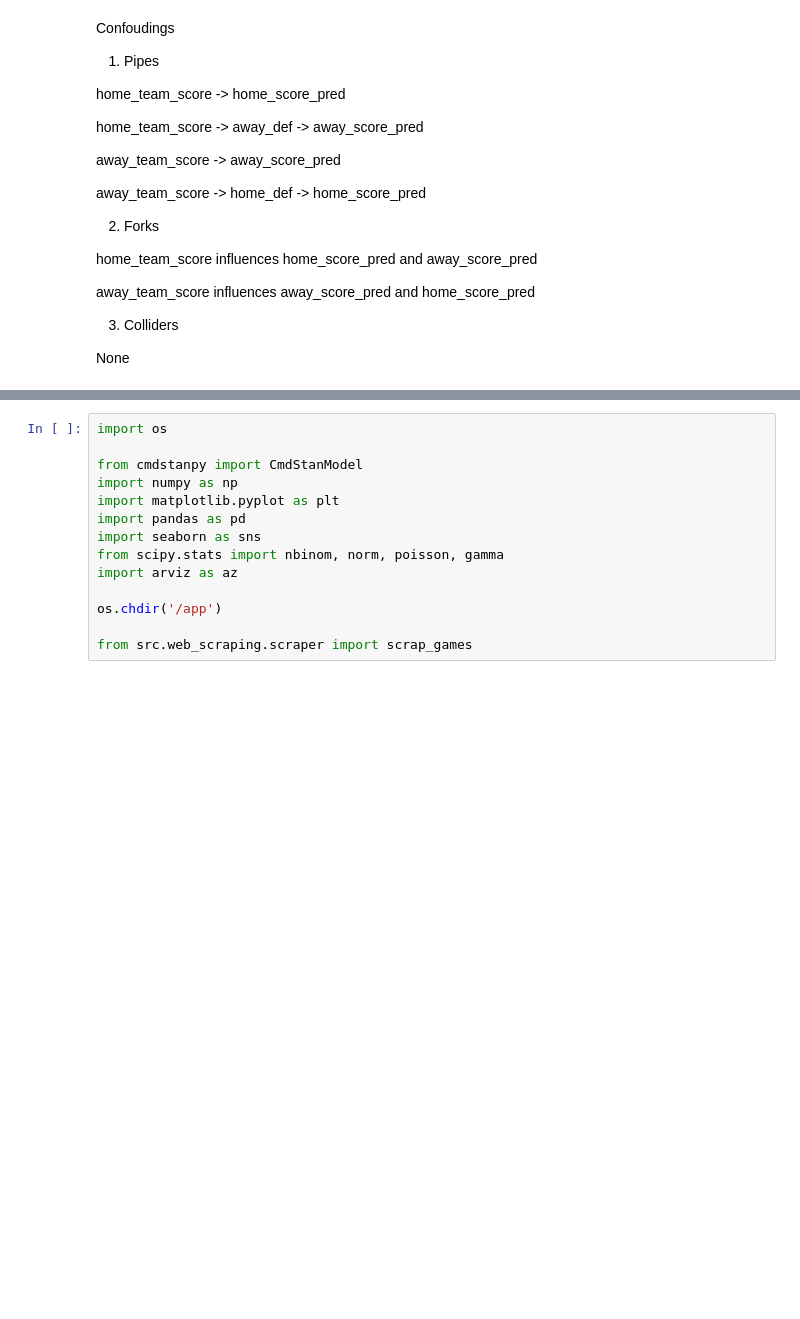
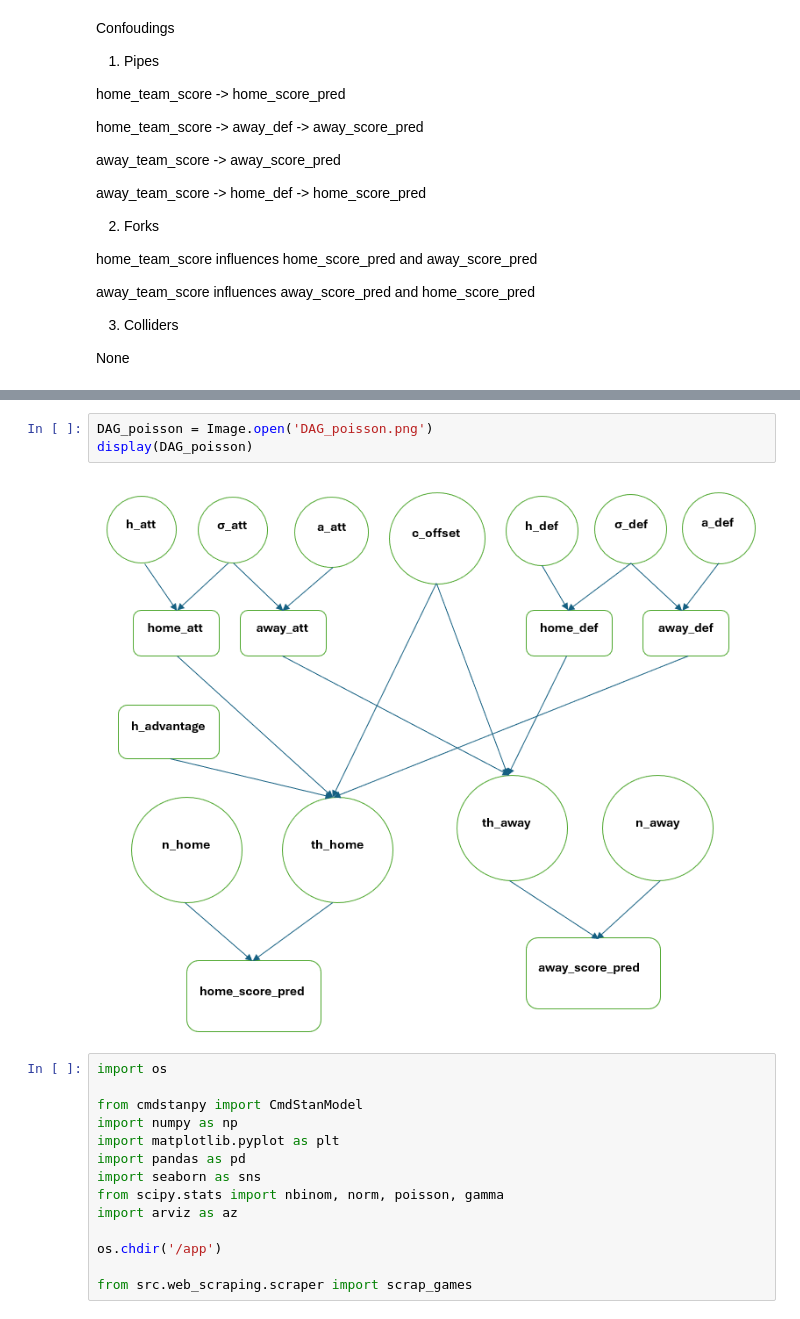
Before and after one commit to Mazart23/NBA_data_analytics, a Jupyter notebook: main.ipynb, the cells around one changed output, grey strips where cells are left out. Cells and saved outputs as stored; diff of their text form; blank space fills up the shorter version.

```diff
--- a/main.ipynb
+++ b/main.ipynb
@@ -37,3 +45,8 @@ None
+# %%
+DAG_poisson = Image.open('DAG_poisson.png')
+display(DAG_poisson)
+# %% [output]
+[figure, added]
 # %%
 import os
 
```
Also changed, not shown: parts of 19 cells of this notebook, 2 other files.
